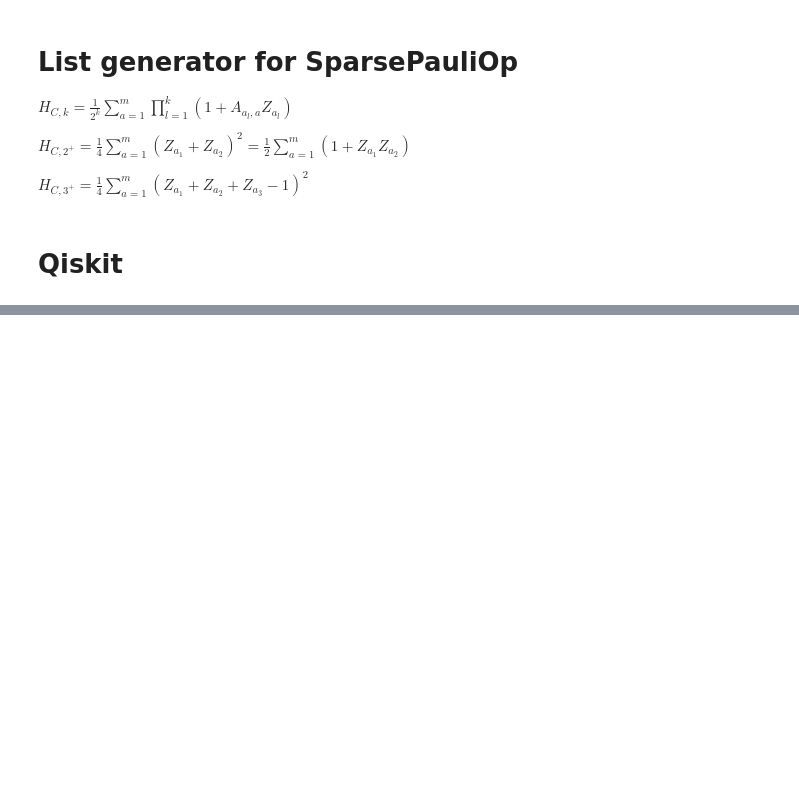
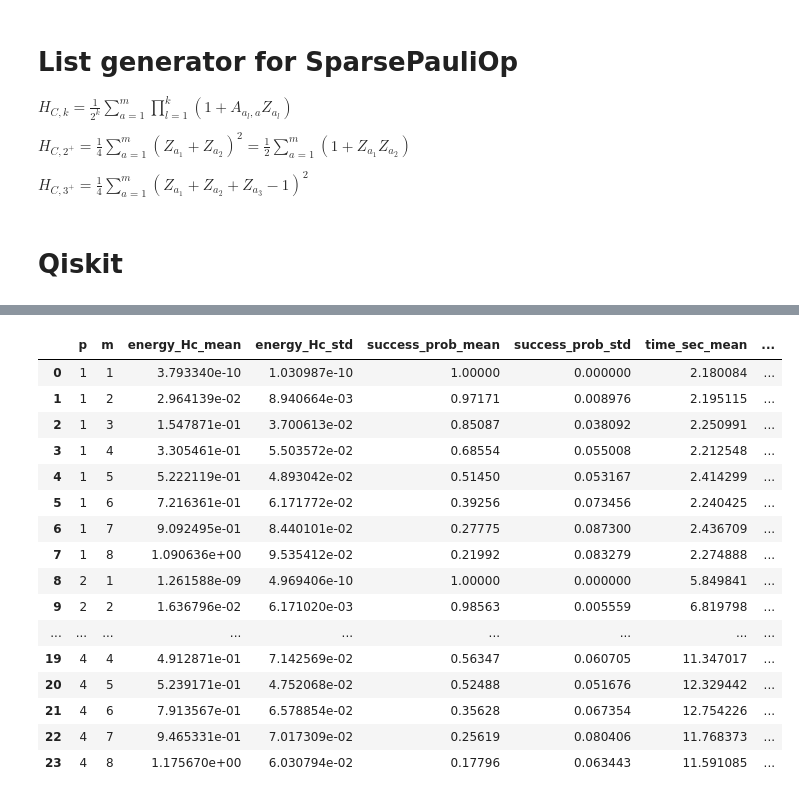
Before and after one commit to FC0000/LCP_B, a Jupyter notebook: project/k-sat.ipynb, the cells around one changed output, grey strips where cells are left out. Cells and saved outputs as stored; diff of their text form; code cells hidden in the pictures; blank space fills up the shorter version.

```diff
--- a/project/k-sat.ipynb
+++ b/project/k-sat.ipynb
@@ -421,0 +553,24 @@ success_prob
+# %%
+summary_df = df_results.groupby(['p', 'm'])[['energy_Hc', 'success_prob', 'time_sec']].agg(['mean', 'std']).reset_index()
+summary_df.columns = ['_'.join(col).strip('_') for col in summary_df.columns.values]
+std_cols = ['energy_Hc_std', 'success_prob_std', 'time_sec_std']
+summary_df[std_cols] = summary_df[std_cols] / np.sqrt(N_iterations) # std mean
+summary_df
+# %% [output]
+|  | p | m | energy_Hc_mean | energy_Hc_std | success_prob_mean | success_prob_std | time_sec_mean | ... |
+| 0 | 1 | 1 | 3.793340e-10 | 1.030987e-10 | 1.00000 | 0.000000 | 2.180084 | ... |
+| 1 | 1 | 2 | 2.964139e-02 | 8.940664e-03 | 0.97171 | 0.008976 | 2.195115 | ... |
+| 2 | 1 | 3 | 1.547871e-01 | 3.700613e-02 | 0.85087 | 0.038092 | 2.250991 | ... |
+| 3 | 1 | 4 | 3.305461e-01 | 5.503572e-02 | 0.68554 | 0.055008 | 2.212548 | ... |
+| 4 | 1 | 5 | 5.222119e-01 | 4.893042e-02 | 0.51450 | 0.053167 | 2.414299 | ... |
+| 5 | 1 | 6 | 7.216361e-01 | 6.171772e-02 | 0.39256 | 0.073456 | 2.240425 | ... |
+| 6 | 1 | 7 | 9.092495e-01 | 8.440101e-02 | 0.27775 | 0.087300 | 2.436709 | ... |
+| 7 | 1 | 8 | 1.090636e+00 | 9.535412e-02 | 0.21992 | 0.083279 | 2.274888 | ... |
+| 8 | 2 | 1 | 1.261588e-09 | 4.969406e-10 | 1.00000 | 0.000000 | 5.849841 | ... |
+| 9 | 2 | 2 | 1.636796e-02 | 6.171020e-03 | 0.98563 | 0.005559 | 6.819798 | ... |
+| ... | ... | ... | ... | ... | ... | ... | ... | ... |
+| 19 | 4 | 4 | 4.912871e-01 | 7.142569e-02 | 0.56347 | 0.060705 | 11.347017 | ... |
+| 20 | 4 | 5 | 5.239171e-01 | 4.752068e-02 | 0.52488 | 0.051676 | 12.329442 | ... |
+| 21 | 4 | 6 | 7.913567e-01 | 6.578854e-02 | 0.35628 | 0.067354 | 12.754226 | ... |
+| 22 | 4 | 7 | 9.465331e-01 | 7.017309e-02 | 0.25619 | 0.080406 | 11.768373 | ... |
+| 23 | 4 | 8 | 1.175670e+00 | 6.030794e-02 | 0.17796 | 0.063443 | 11.591085 | ... |
```
Also changed, not shown: parts of 12 cells of this notebook, 2 other files.
